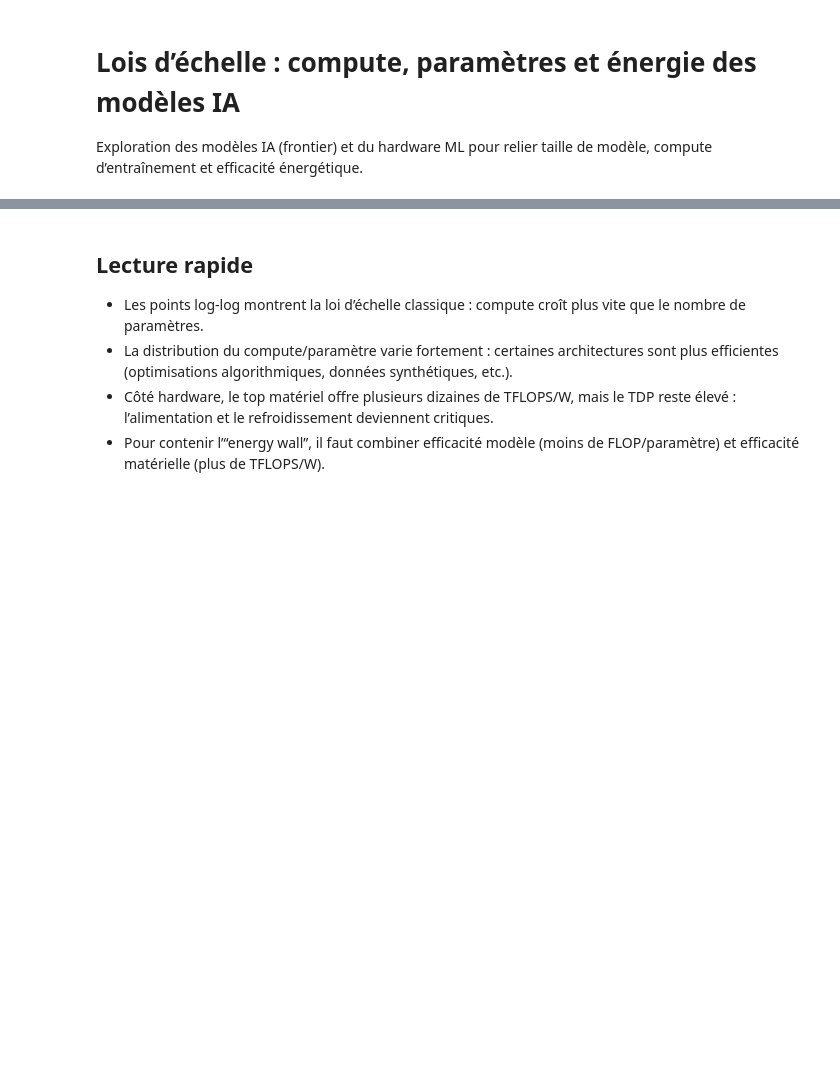
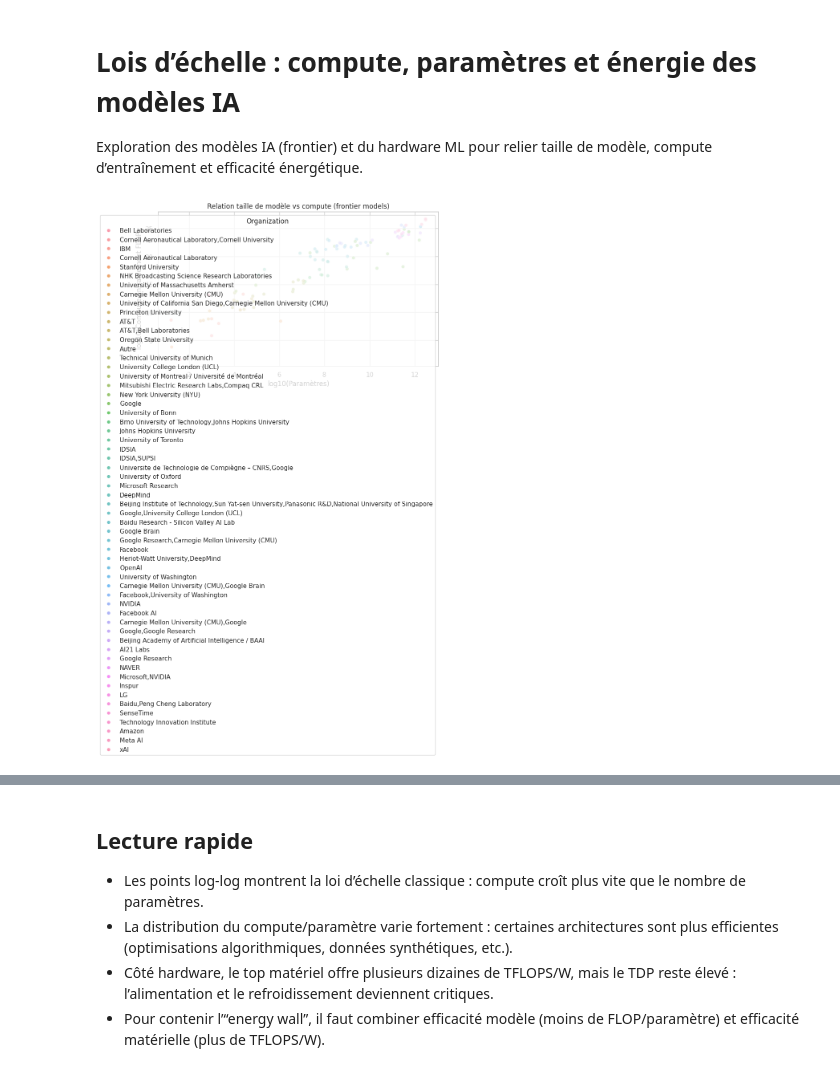
Before and after one commit to Skand13/Energy_Wall, a Jupyter notebook: notebook/03_scaling_laws_compute_energie.ipynb, the cells around one changed output, grey strips where cells are left out. Cells and saved outputs as stored; diff of their text form; code cells hidden in the pictures; blank space fills up the shorter version.

```diff
--- a/notebook/03_scaling_laws_compute_energie.ipynb
+++ b/notebook/03_scaling_laws_compute_energie.ipynb
@@ -5,31 +5,33 @@ Exploration des modèles IA (frontier) et du hardware ML pour relier taille de m
 # %%
 import pandas as pd
 import numpy as np
 import matplotlib.pyplot as plt
 import seaborn as sns
 from pathlib import Path
 
 sns.set_theme(style="whitegrid")
 plt.rcParams['figure.figsize'] = (9, 5)
 
-root = Path('data/ai_models')
+root = Path('../data/ai_models')
 frontier = pd.read_csv(root / 'frontier_ai_models.csv')
 
 # Nettoyage des colonnes clés
 frontier['Parameters'] = pd.to_numeric(frontier['Parameters'], errors='coerce')
 frontier['Training compute (FLOP)'] = pd.to_numeric(frontier['Training compute (FLOP)'], errors='coerce')
 
 subset = frontier.dropna(subset=['Parameters', 'Training compute (FLOP)'])
 subset = subset[subset['Parameters'] > 0]
 subset['log_params'] = np.log10(subset['Parameters'])
 subset['log_compute'] = np.log10(subset['Training compute (FLOP)'])
 
 ax = sns.scatterplot(data=subset, x='log_params', y='log_compute', hue=subset['Organization'].fillna('Autre'), alpha=0.7)
 ax.set_xlabel('log10(Paramètres)')
 ax.set_ylabel('log10(Compute entraînement FLOP)')
 ax.set_title('Relation taille de modèle vs compute (frontier models)')
 plt.tight_layout()
 plt.show()
+# %% [output]
+[figure, added]
 # %%
 # Compute par paramètre (efficience algorithme)
 subset['compute_per_param'] = subset['Training compute (FLOP)'] / subset['Parameters']
```
Also changed, not shown: parts of 2 cells of this notebook, 12 other files.
